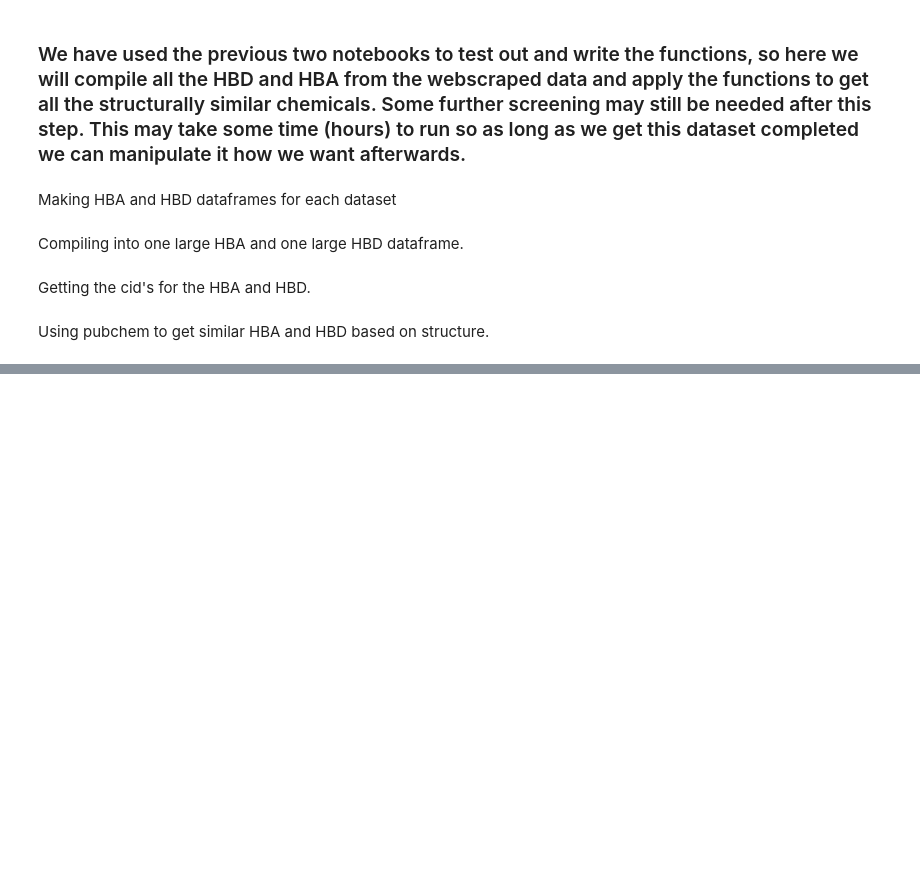
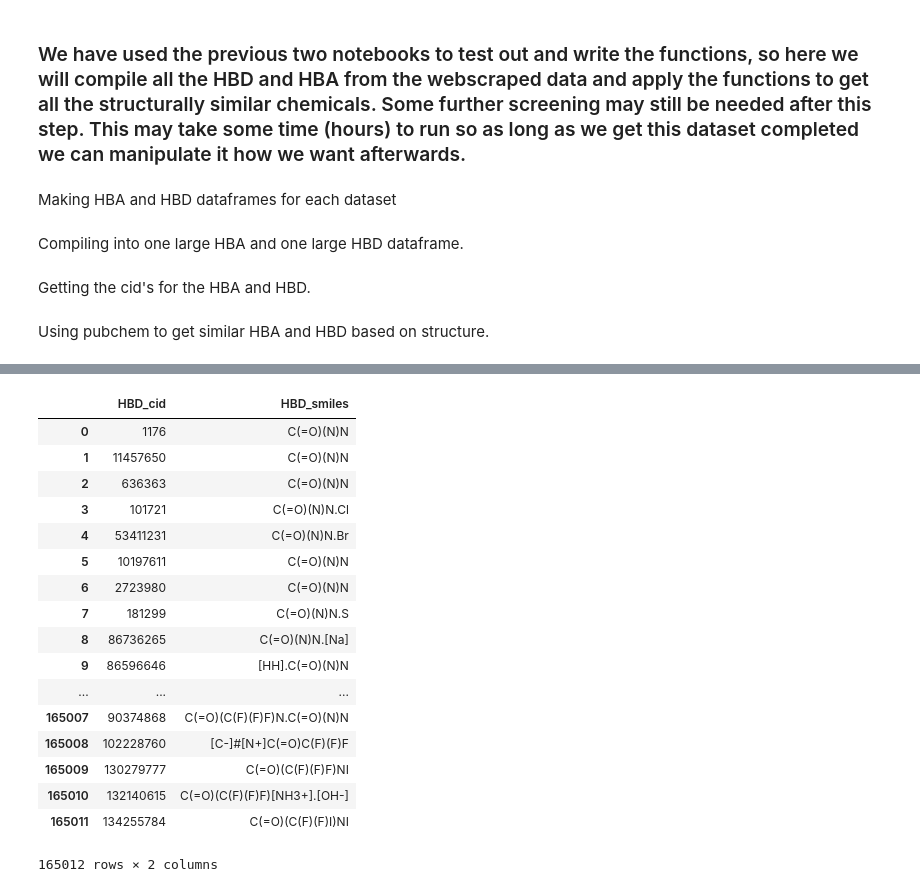
Before and after one commit to jrodguez/des-basis-set, a Jupyter notebook: scripts/pubchem/Compiling_similar_chemicals.ipynb, the cells around one changed output, grey strips where cells are left out. Saved outputs shown, nothing was run; the diff lists cells and outputs as text; code cells hidden in the pictures; blank space fills up the shorter version.

Commit message:
finished HBD similar chemicals earch. Need to do HBA

```diff
--- a/scripts/pubchem/Compiling_similar_chemicals.ipynb
+++ b/scripts/pubchem/Compiling_similar_chemicals.ipynb
@@ -132,0 +131,2 @@ similar_compiled_HBA = get_similar_hba(compiled_HBA, 'CID')
+# %%
+similar_compiled_HBD = get_similar_hbd(compiled_HBD, 'CID')
@@ -132,0 +151,23 @@ similar_compiled_HBA = get_similar_hba(compiled_HBA, 'CID')
+# %%
+similar_compiled_HBD = similar_compiled_HBD.reset_index(drop = True)
+# %%
+similar_compiled_HBD
+# %% [output]
+|  | HBD_cid | HBD_smiles |
+| 0 | 1176 | C(=O)(N)N |
+| 1 | 11457650 | C(=O)(N)N |
+| 2 | 636363 | C(=O)(N)N |
+| 3 | 101721 | C(=O)(N)N.Cl |
+| 4 | 53411231 | C(=O)(N)N.Br |
+| 5 | 10197611 | C(=O)(N)N |
+| 6 | 2723980 | C(=O)(N)N |
+| 7 | 181299 | C(=O)(N)N.S |
+| 8 | 86736265 | C(=O)(N)N.[Na] |
+| 9 | 86596646 | [HH].C(=O)(N)N |
+| ... | ... | ... |
+| 165007 | 90374868 | C(=O)(C(F)(F)F)N.C(=O)(N)N |
+| 165008 | 102228760 | [C-]#[N+]C(=O)C(F)(F)F |
+| 165009 | 130279777 | C(=O)(C(F)(F)F)NI |
+| 165010 | 132140615 | C(=O)(C(F)(F)F)[NH3+].[OH-] |
+| 165011 | 134255784 | C(=O)(C(F)(F)I)NI |
+165012 rows × 2 columns
```
Also changed, not shown: parts of 2 cells of this notebook.
